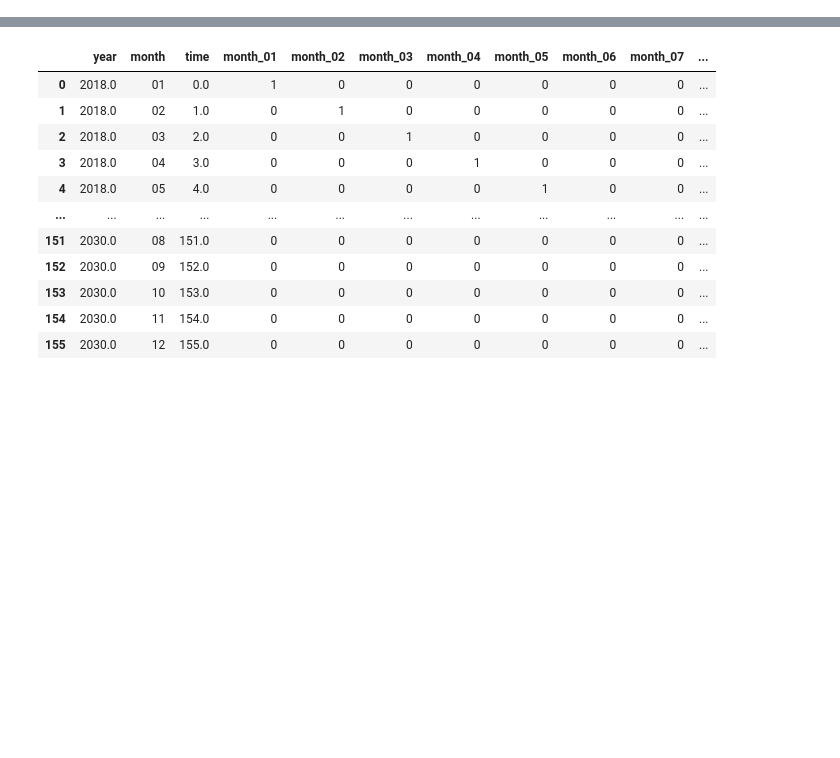
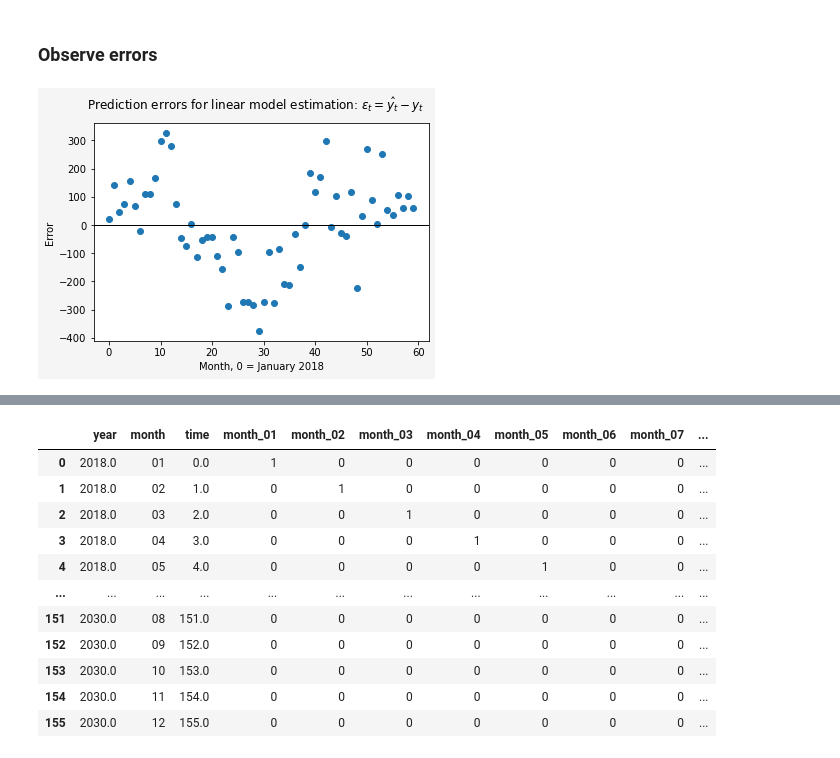
Before and after one commit to rajanoureddine/ctdot-tobin-yse, a Jupyter notebook: simple_forecast.ipynb, the cells around one changed output, grey strips where cells are left out. Saved outputs shown, nothing was run; the diff lists cells and outputs as text; code cells hidden in the pictures; blank space fills up the shorter version.

```diff
--- a/simple_forecast.ipynb
+++ b/simple_forecast.ipynb
@@ -178,0 +166,21 @@ plt.plot(ev_sales_zip_grouped_dummies["VEH_COUNT"])
+# %% [markdown]
+### Observe errors
+# %%
+# Create figure
+fig, ax = plt.subplots(nrows =1, ncols = 1, facecolor = 'whitesmoke')
+
+# Add errors and a line to show 0
+ax.plot(errors, marker = 'o', linestyle = 'none')
+ax.axhline(0, color = 'black', linewidth = 1)
+
+# Add x and y axis labels
+ax.set_xlabel("Month, 0 = January 2018")
+ax.set_ylabel("Error")
+
+# Add figure title
+fig.suptitle("Prediction errors for linear model estimation: $\epsilon_t = \hat{y_t} - y_t$")
+
+# show
+plt.show()
+# %% [output]
+[figure, added]
```
Also changed, not shown: parts of 35 cells of this notebook.
